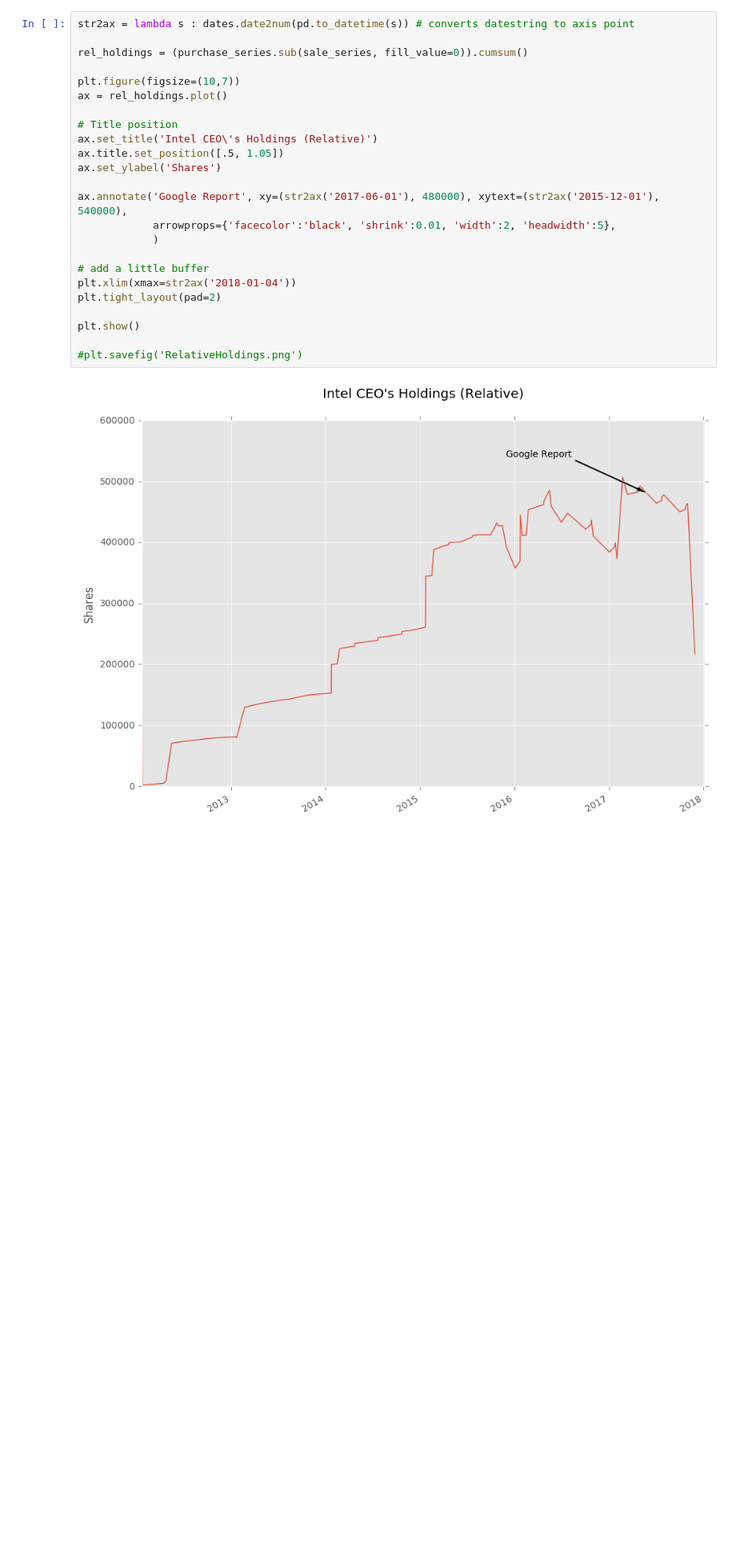
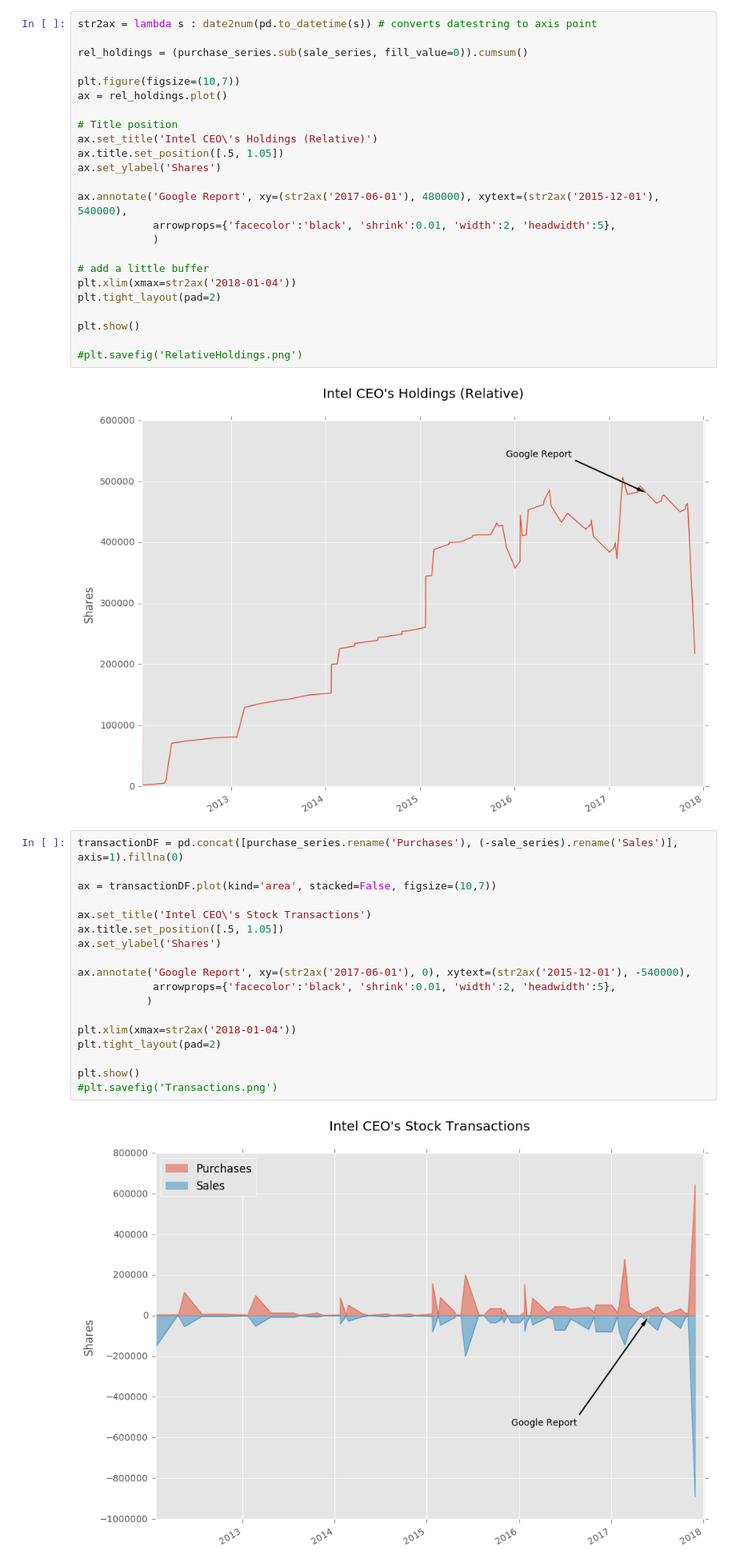
Before and after one commit to apnorton/IntelCEOHoldings, a Jupyter notebook: Intel CEO SEC Filings.ipynb, the cells around one changed output. Shown: that part at 80% size. Saved outputs shown, nothing was run; the diff lists cells and outputs as text; blank space fills up the shorter version.

Commit message:
Added churn plot

```diff
--- a/Intel CEO SEC Filings.ipynb
+++ b/Intel CEO SEC Filings.ipynb
@@ -149,7 +151,7 @@ for k, vs in groupby(stock_sales, lambda x:x[0]):
 purchase_series = pd.Series(purchase_data)
 sale_series = pd.Series(sale_data)
 # %%
-str2ax = lambda s : dates.date2num(pd.to_datetime(s)) # converts datestring to axis point
+str2ax = lambda s : date2num(pd.to_datetime(s)) # converts datestring to axis point
 
 rel_holdings = (purchase_series.sub(sale_series, fill_value=0)).cumsum()
 
@@ -174,3 +176,23 @@ plt.show()
 #plt.savefig('RelativeHoldings.png')
 # %% [output]
 [figure]
+# %%
+transactionDF = pd.concat([purchase_series.rename('Purchases'), (-sale_series).rename('Sales')], axis=1).fillna(0)
+
+ax = transactionDF.plot(kind='area', stacked=False, figsize=(10,7))
+
+ax.set_title('Intel CEO\'s Stock Transactions')
+ax.title.set_position([.5, 1.05])
+ax.set_ylabel('Shares')
+
+ax.annotate('Google Report', xy=(str2ax('2017-06-01'), 0), xytext=(str2ax('2015-12-01'), -540000),
+            arrowprops={'facecolor':'black', 'shrink':0.01, 'width':2, 'headwidth':5},
+           )
+
+plt.xlim(xmax=str2ax('2018-01-04'))
+plt.tight_layout(pad=2)
+
+plt.show()
+#plt.savefig('Transactions.png')
+# %% [output]
+[figure, added]
```
Also changed, not shown: parts of 2 cells of this notebook, 1 other file.
